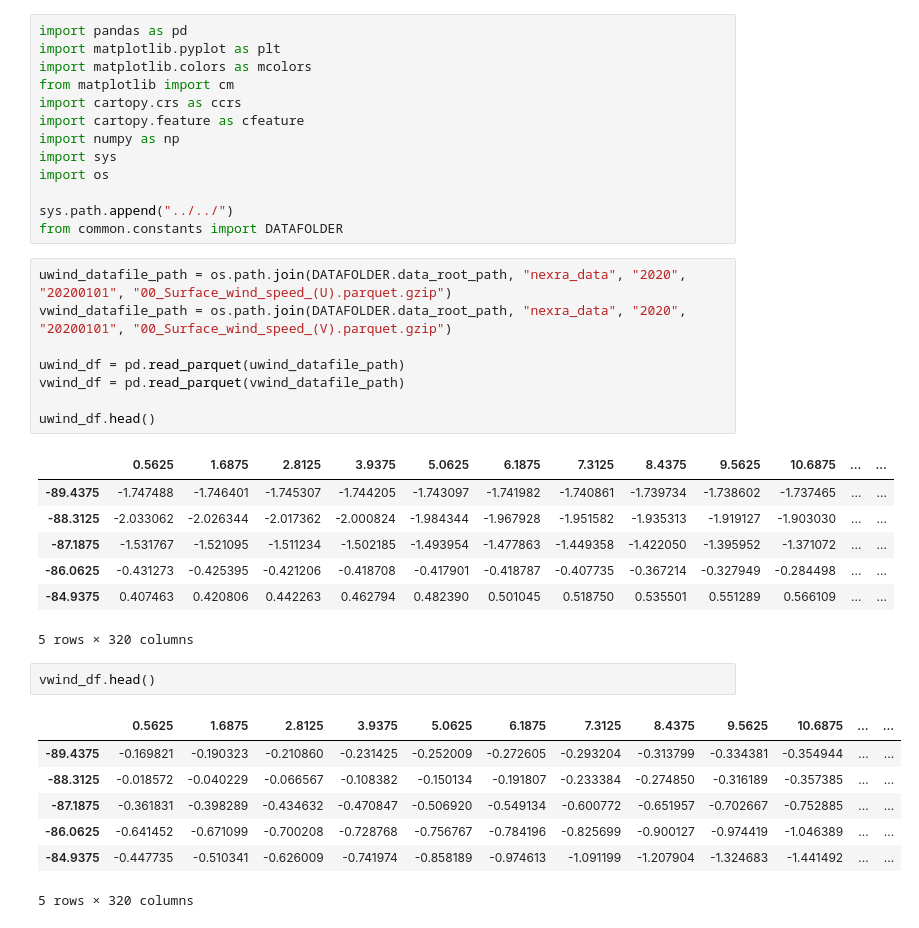
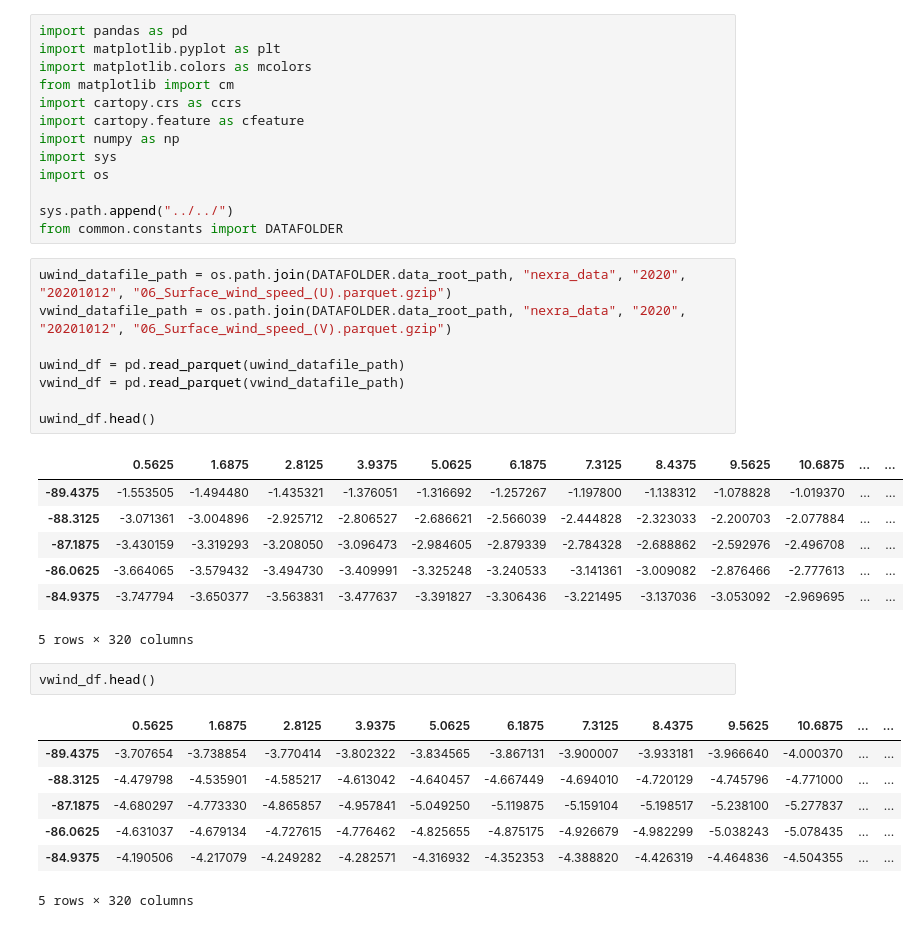
Before and after one commit to tsugumi-sys/poteka_data_analysis, a Jupyter notebook: dataset/visualize_nexra_data/wind.ipynb, the cells around one changed output. Drawn from its saved outputs; the diff is of its cells as text.

```diff
--- a/dataset/visualize_nexra_data/wind.ipynb
+++ b/dataset/visualize_nexra_data/wind.ipynb
@@ -12,30 +12,30 @@ import os
 sys.path.append("../../")
 from common.constants import DATAFOLDER
 # %%
-uwind_datafile_path = os.path.join(DATAFOLDER.data_root_path, "nexra_data", "2020", "20200101", "00_Surface_wind_speed_(U).parquet.gzip")
-vwind_datafile_path = os.path.join(DATAFOLDER.data_root_path, "nexra_data", "2020", "20200101", "00_Surface_wind_speed_(V).parquet.gzip")
+uwind_datafile_path = os.path.join(DATAFOLDER.data_root_path, "nexra_data", "2020", "20201012", "06_Surface_wind_speed_(U).parquet.gzip")
+vwind_datafile_path = os.path.join(DATAFOLDER.data_root_path, "nexra_data", "2020", "20201012", "06_Surface_wind_speed_(V).parquet.gzip")
 
 uwind_df = pd.read_parquet(uwind_datafile_path)
 vwind_df = pd.read_parquet(vwind_datafile_path)
 
 uwind_df.head()
 # %% [output]
 |  | 0.5625 | 1.6875 | 2.8125 | 3.9375 | 5.0625 | 6.1875 | 7.3125 | 8.4375 | 9.5625 | 10.6875 | ... | ... |
-| -89.4375 | -1.747488 | -1.746401 | -1.745307 | -1.744205 | -1.743097 | -1.741982 | -1.740861 | -1.739734 | -1.738602 | -1.737465 | ... | ... |
-| -88.3125 | -2.033062 | -2.026344 | -2.017362 | -2.000824 | -1.984344 | -1.967928 | -1.951582 | -1.935313 | -1.919127 | -1.903030 | ... | ... |
-| -87.1875 | -1.531767 | -1.521095 | -1.511234 | -1.502185 | -1.493954 | -1.477863 | -1.449358 | -1.422050 | -1.395952 | -1.371072 | ... | ... |
-| -86.0625 | -0.431273 | -0.425395 | -0.421206 | -0.418708 | -0.417901 | -0.418787 | -0.407735 | -0.367214 | -0.327949 | -0.284498 | ... | ... |
-| -84.9375 | 0.407463 | 0.420806 | 0.442263 | 0.462794 | 0.482390 | 0.501045 | 0.518750 | 0.535501 | 0.551289 | 0.566109 | ... | ... |
+| -89.4375 | -1.553505 | -1.494480 | -1.435321 | -1.376051 | -1.316692 | -1.257267 | -1.197800 | -1.138312 | -1.078828 | -1.019370 | ... | ... |
+| -88.3125 | -3.071361 | -3.004896 | -2.925712 | -2.806527 | -2.686621 | -2.566039 | -2.444828 | -2.323033 | -2.200703 | -2.077884 | ... | ... |
+| -87.1875 | -3.430159 | -3.319293 | -3.208050 | -3.096473 | -2.984605 | -2.879339 | -2.784328 | -2.688862 | -2.592976 | -2.496708 | ... | ... |
+| -86.0625 | -3.664065 | -3.579432 | -3.494730 | -3.409991 | -3.325248 | -3.240533 | -3.141361 | -3.009082 | -2.876466 | -2.777613 | ... | ... |
+| -84.9375 | -3.747794 | -3.650377 | -3.563831 | -3.477637 | -3.391827 | -3.306436 | -3.221495 | -3.137036 | -3.053092 | -2.969695 | ... | ... |
 5 rows × 320 columns
 # %%
 vwind_df.head()
 # %% [output]
 |  | 0.5625 | 1.6875 | 2.8125 | 3.9375 | 5.0625 | 6.1875 | 7.3125 | 8.4375 | 9.5625 | 10.6875 | ... | ... |
-| -89.4375 | -0.169821 | -0.190323 | -0.210860 | -0.231425 | -0.252009 | -0.272605 | -0.293204 | -0.313799 | -0.334381 | -0.354944 | ... | ... |
-| -88.3125 | -0.018572 | -0.040229 | -0.066567 | -0.108382 | -0.150134 | -0.191807 | -0.233384 | -0.274850 | -0.316189 | -0.357385 | ... | ... |
-| -87.1875 | -0.361831 | -0.398289 | -0.434632 | -0.470847 | -0.506920 | -0.549134 | -0.600772 | -0.651957 | -0.702667 | -0.752885 | ... | ... |
-| -86.0625 | -0.641452 | -0.671099 | -0.700208 | -0.728768 | -0.756767 | -0.784196 | -0.825699 | -0.900127 | -0.974419 | -1.046389 | ... | ... |
-| -84.9375 | -0.447735 | -0.510341 | -0.626009 | -0.741974 | -0.858189 | -0.974613 | -1.091199 | -1.207904 | -1.324683 | -1.441492 | ... | ... |
+| -89.4375 | -3.707654 | -3.738854 | -3.770414 | -3.802322 | -3.834565 | -3.867131 | -3.900007 | -3.933181 | -3.966640 | -4.000370 | ... | ... |
+| -88.3125 | -4.479798 | -4.535901 | -4.585217 | -4.613042 | -4.640457 | -4.667449 | -4.694010 | -4.720129 | -4.745796 | -4.771000 | ... | ... |
+| -87.1875 | -4.680297 | -4.773330 | -4.865857 | -4.957841 | -5.049250 | -5.119875 | -5.159104 | -5.198517 | -5.238100 | -5.277837 | ... | ... |
+| -86.0625 | -4.631037 | -4.679134 | -4.727615 | -4.776462 | -4.825655 | -4.875175 | -4.926679 | -4.982299 | -5.038243 | -5.078435 | ... | ... |
+| -84.9375 | -4.190506 | -4.217079 | -4.249282 | -4.282571 | -4.316932 | -4.352353 | -4.388820 | -4.426319 | -4.464836 | -4.504355 | ... | ... |
 5 rows × 320 columns
 # %%
 wind_speed = np.stack((uwind_df.to_numpy(), vwind_df.to_numpy()), axis=-1)
```
Also changed, not shown: parts of 4 cells of this notebook, 19 other files.
